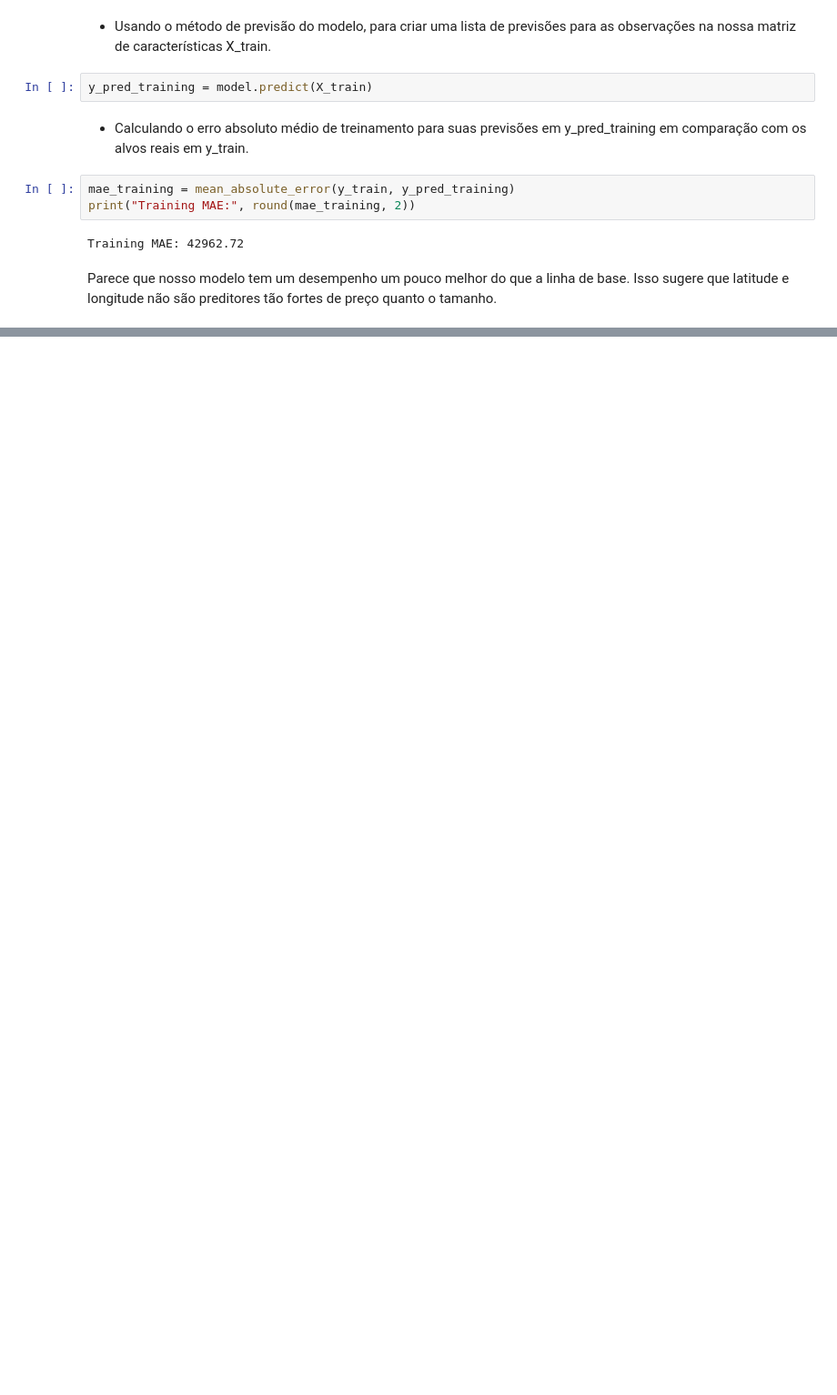
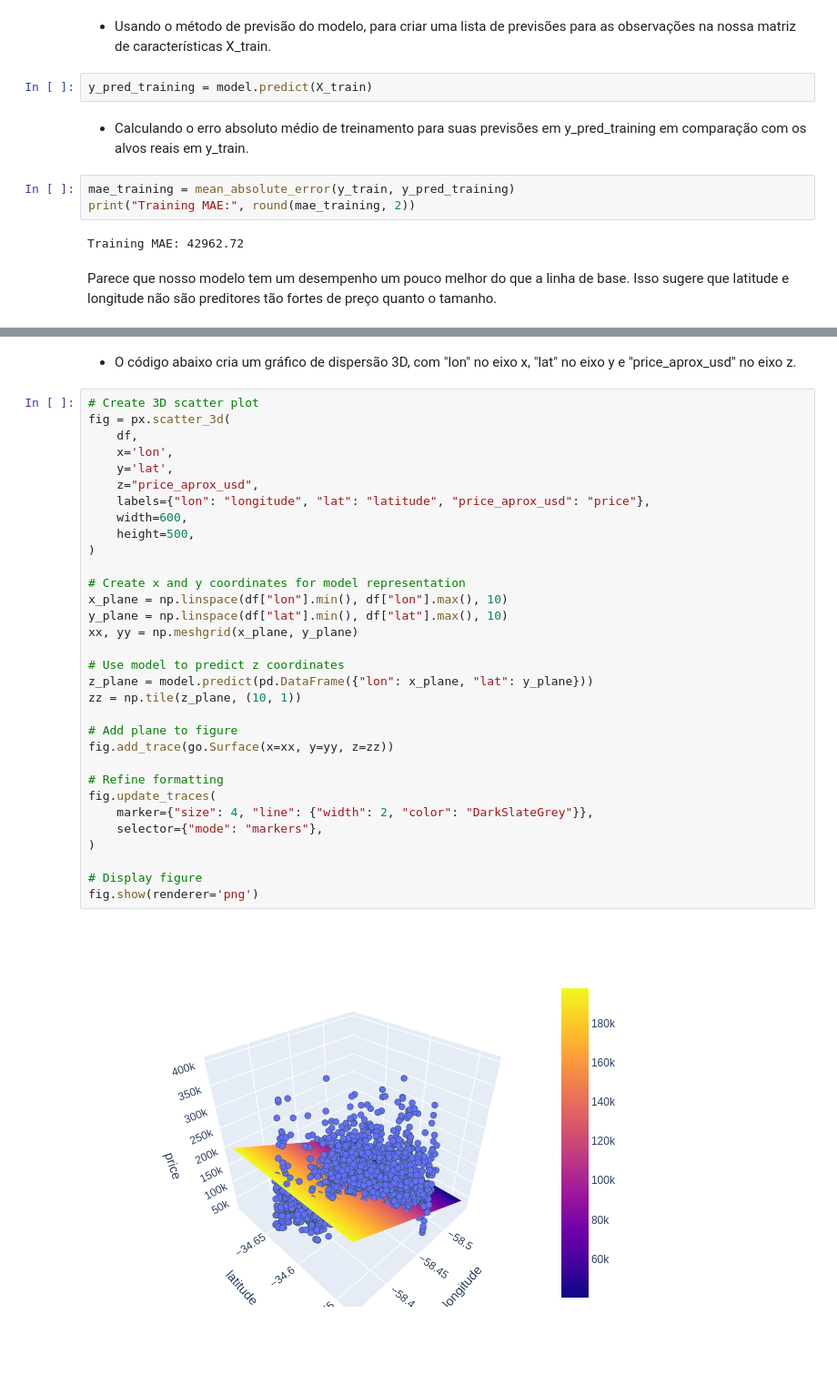
Before and after one commit to filipebvs/projetos_analise_de_dados, a Jupyter notebook: previsao_preco_de_casas/previsao_de_precos_com_localizacao.ipynb, the cells around one changed output, grey strips where cells are left out. Shown at 91% size. Saved outputs shown, nothing was run; the diff lists cells and outputs as text; blank space fills up the shorter version.

Commit message:
Inicia seção de comunicação dos resultados, mostra formula de precificação das casas encontrada pelo modelo, Mostra resultado do modelo em gráfico 3D.

```diff
--- a/previsao_preco_de_casas/previsao_de_precos_com_localizacao.ipynb
+++ b/previsao_preco_de_casas/previsao_de_precos_com_localizacao.ipynb
@@ -297,0 +330,36 @@ Parece que nosso modelo tem um desempenho um pouco melhor do que a linha de base
+# %% [markdown]
+* O código abaixo cria um gráfico de dispersão 3D, com "lon" no eixo x, "lat" no eixo y e "price_aprox_usd" no eixo z.
+# %%
+# Create 3D scatter plot
+fig = px.scatter_3d(
+    df,
+    x='lon',
+    y='lat',
+    z="price_aprox_usd",
+    labels={"lon": "longitude", "lat": "latitude", "price_aprox_usd": "price"},
+    width=600,
+    height=500,
+)
+
+# Create x and y coordinates for model representation
+x_plane = np.linspace(df["lon"].min(), df["lon"].max(), 10)
+y_plane = np.linspace(df["lat"].min(), df["lat"].max(), 10)
+xx, yy = np.meshgrid(x_plane, y_plane)
+
+# Use model to predict z coordinates
+z_plane = model.predict(pd.DataFrame({"lon": x_plane, "lat": y_plane}))
+zz = np.tile(z_plane, (10, 1))
+
+# Add plane to figure
+fig.add_trace(go.Surface(x=xx, y=yy, z=zz))
+
+# Refine formatting
+fig.update_traces(
+    marker={"size": 4, "line": {"width": 2, "color": "DarkSlateGrey"}},
+    selector={"mode": "markers"},
+)
+
+# Display figure
+fig.show(renderer='png')
+# %% [output]
+[figure, added]
```
Also changed, not shown: parts of 5 cells of this notebook.
